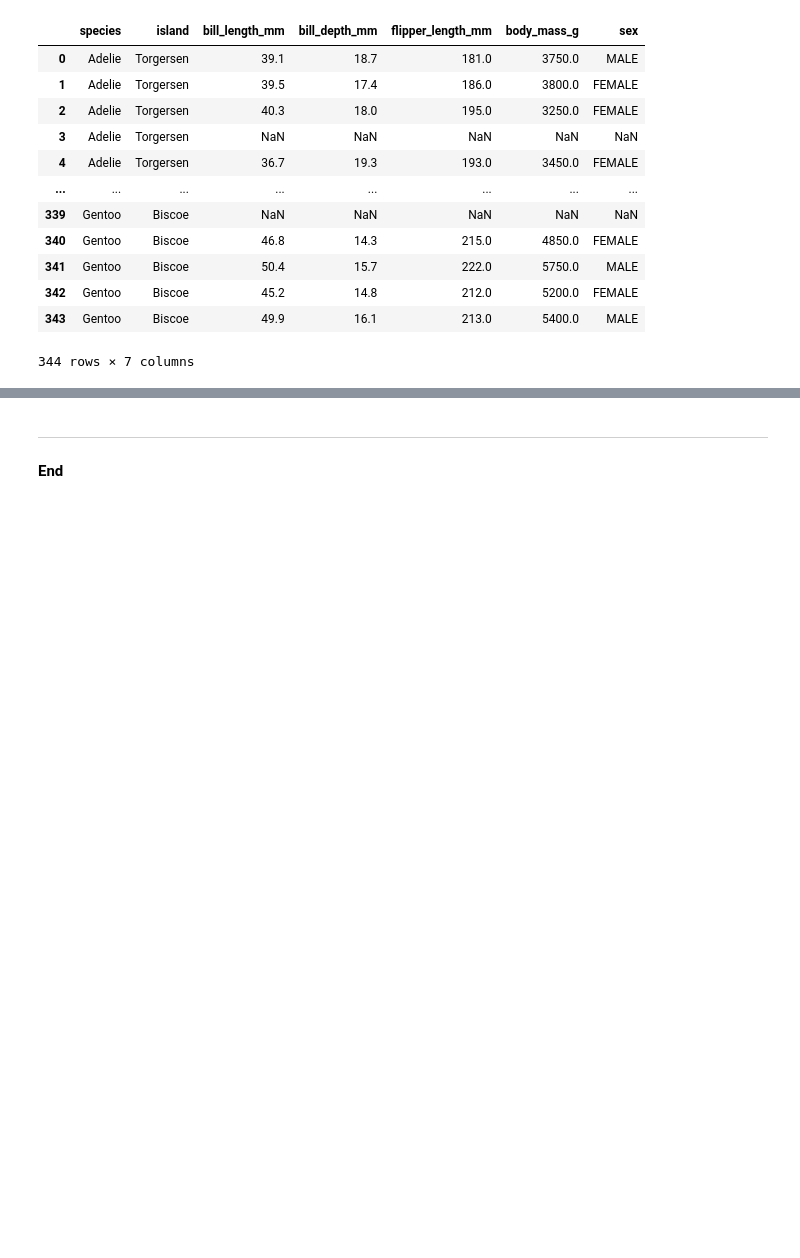
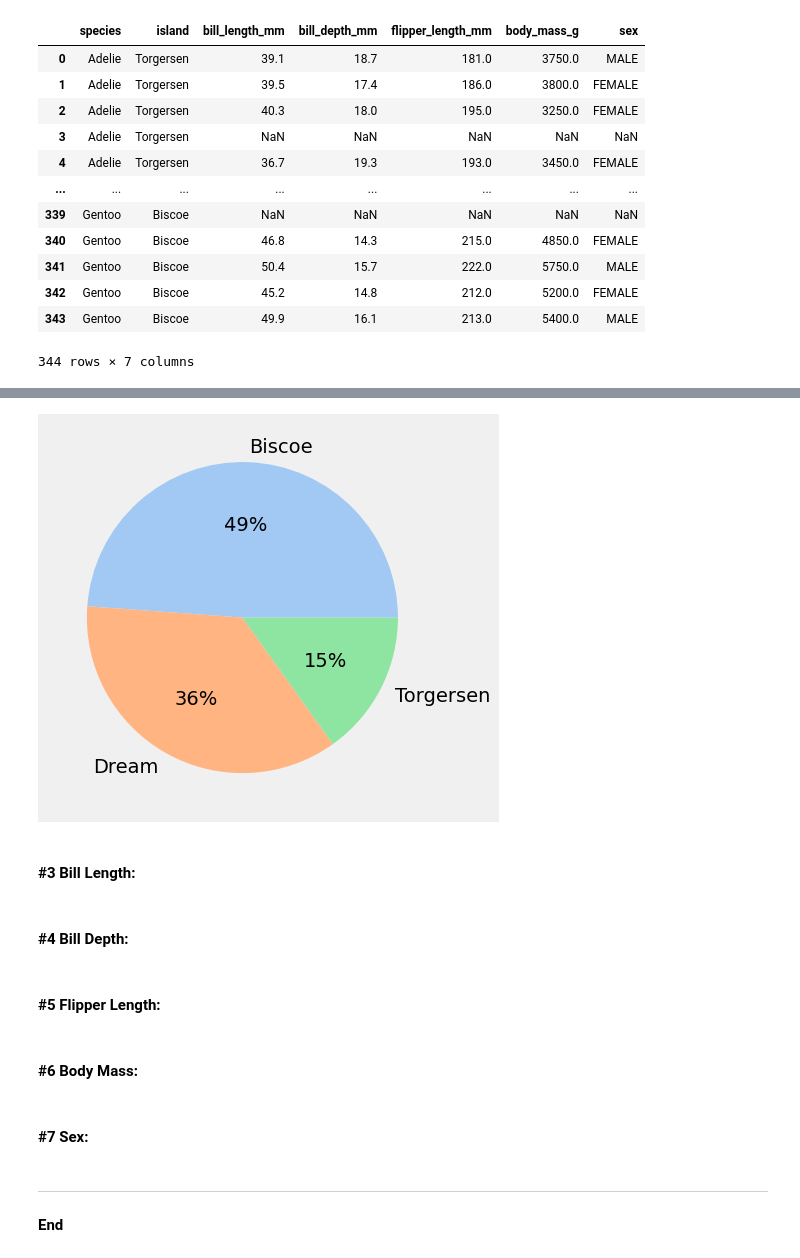
Before and after one commit to turps-pc90/fund_data, a Jupyter notebook: tasks.ipynb, the cells around one changed output, grey strips where cells are left out. Saved outputs shown, nothing was run; the diff lists cells and outputs as text; code cells hidden in the pictures; blank space fills up the shorter version.

```diff
--- a/tasks.ipynb
+++ b/tasks.ipynb
@@ -535,3 +611,25 @@ penguins
+# %%
+# Count the number of each island in the penguins_neat DF
+island_counts = penguins_neat['island'].value_counts()
+
+# Use pastel colour palette
+colours = sns.set_palette('pastel')
+
+# Plot pie chart
+plt.pie(island_counts, labels=island_counts.index, autopct='%.0f%%', colors=colours)
+plt.show()
+# %% [output]
+[figure, added]
+# %% [markdown]
+#### #3 Bill Length:
+# %% [markdown]
+#### #4 Bill Depth:
+# %% [markdown]
+#### #5 Flipper Length:
+# %% [markdown]
+#### #6 Body Mass:
+# %% [markdown]
+#### #7 Sex:
 # %% [markdown]
 ***
 **End**
```
Also changed, not shown: parts of 13 cells of this notebook.
